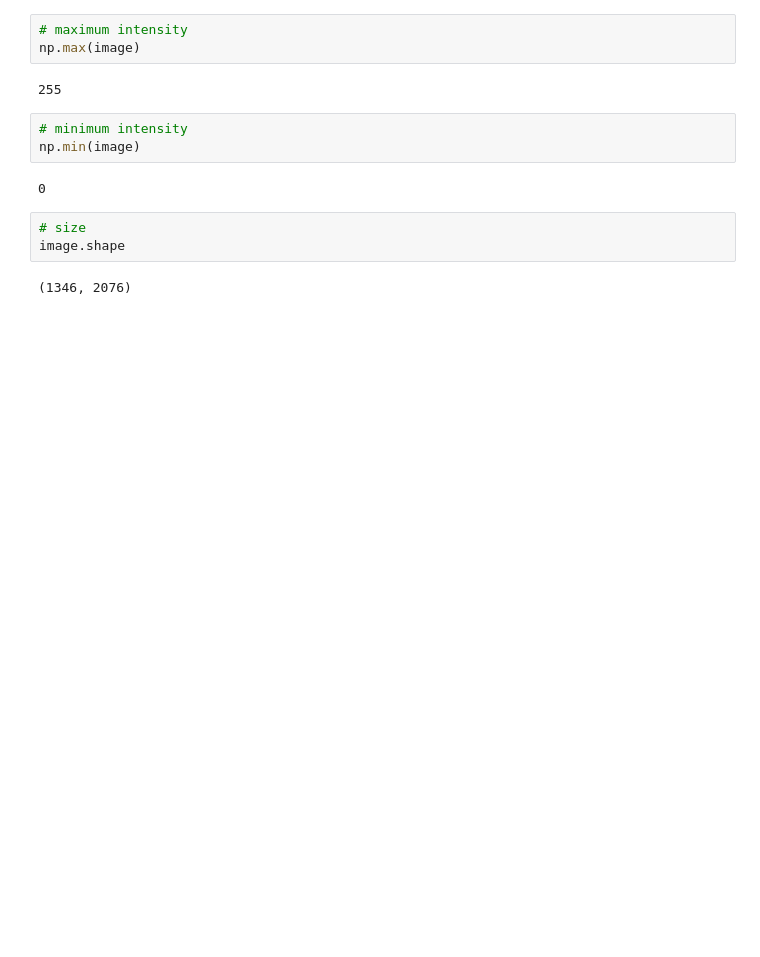
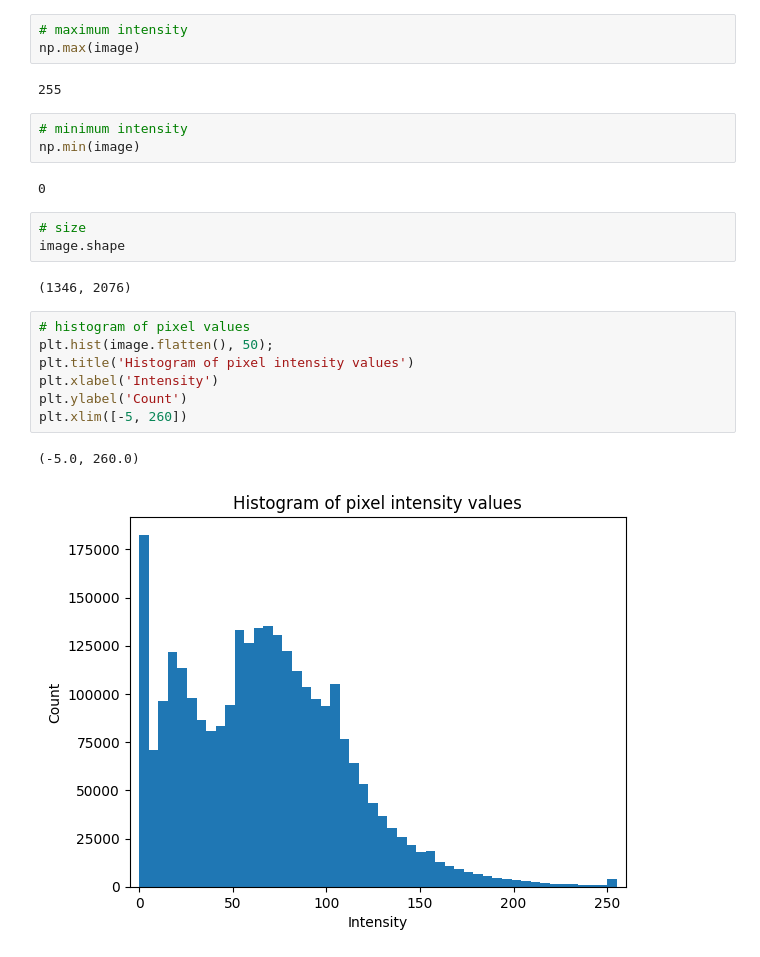
Before and after one commit to ciiram/image-processing, a Jupyter notebook: Introduction.ipynb, the cells around one changed output. Cells and saved outputs as stored; diff of their text form; blank space fills up the shorter version.

```diff
--- a/Introduction.ipynb
+++ b/Introduction.ipynb
@@ -56,3 +56,13 @@ np.min(image)
 image.shape
 # %% [output]
 (1346, 2076)
+# %%
+# histogram of pixel values
+plt.hist(image.flatten(), 50);
+plt.title('Histogram of pixel intensity values')
+plt.xlabel('Intensity')
+plt.ylabel('Count')
+plt.xlim([-5, 260])
+# %% [output]
+(-5.0, 260.0)
+[figure, added]
```
Also changed, not shown: parts of 5 cells of this notebook, 1 other file.
